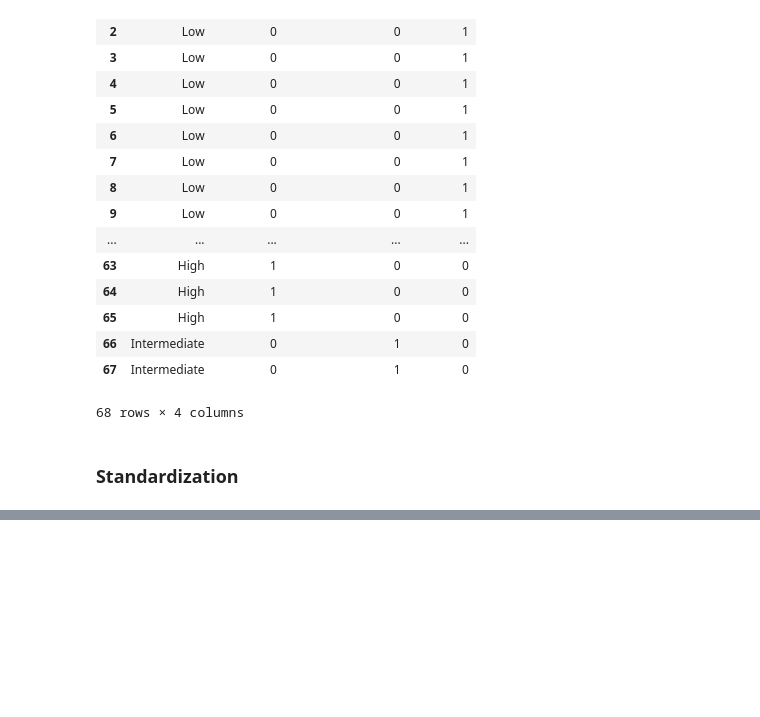
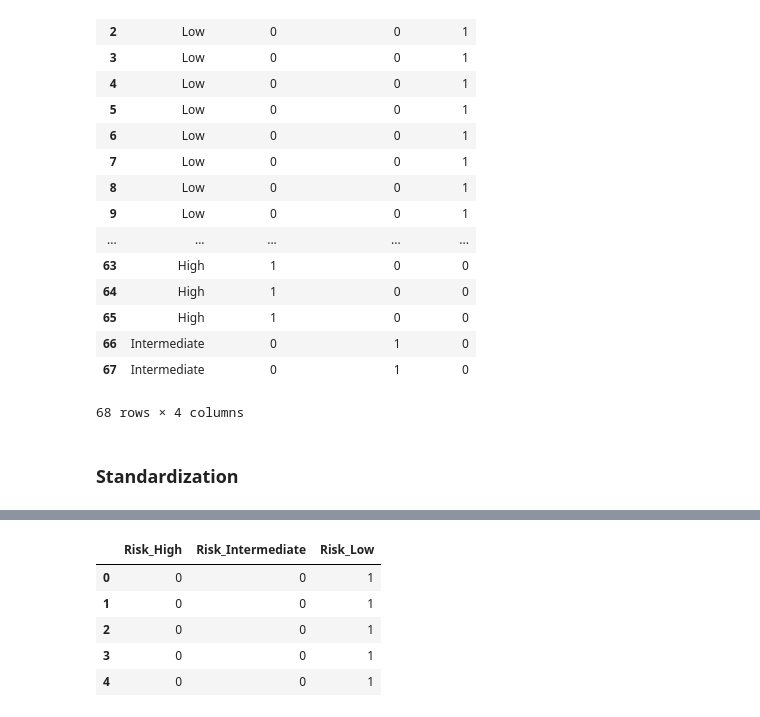
Before and after one commit to zhanglid/MRI-cancer-classification, a Jupyter notebook: Dataset Analysis.ipynb, the cells around one changed output, grey strips where cells are left out. Drawn from its saved outputs; the diff is of its cells as text; code cells hidden in the pictures; blank space fills up the shorter version.

```diff
--- a/Dataset Analysis.ipynb
+++ b/Dataset Analysis.ipynb
@@ -296,0 +218,3 @@ normalized_data
+# %%
+X = df.iloc[:,:-3]
+Y = df.iloc[:,-3:]
@@ -296,0 +231,9 @@ normalized_data
+# %%
+Y.head()
+# %% [output]
+|  | Risk_High | Risk_Intermediate | Risk_Low |
+| 0 | 0 | 0 | 1 |
+| 1 | 0 | 0 | 1 |
+| 2 | 0 | 0 | 1 |
+| 3 | 0 | 0 | 1 |
+| 4 | 0 | 0 | 1 |
```
Also changed, not shown: parts of 98 cells of this notebook.
